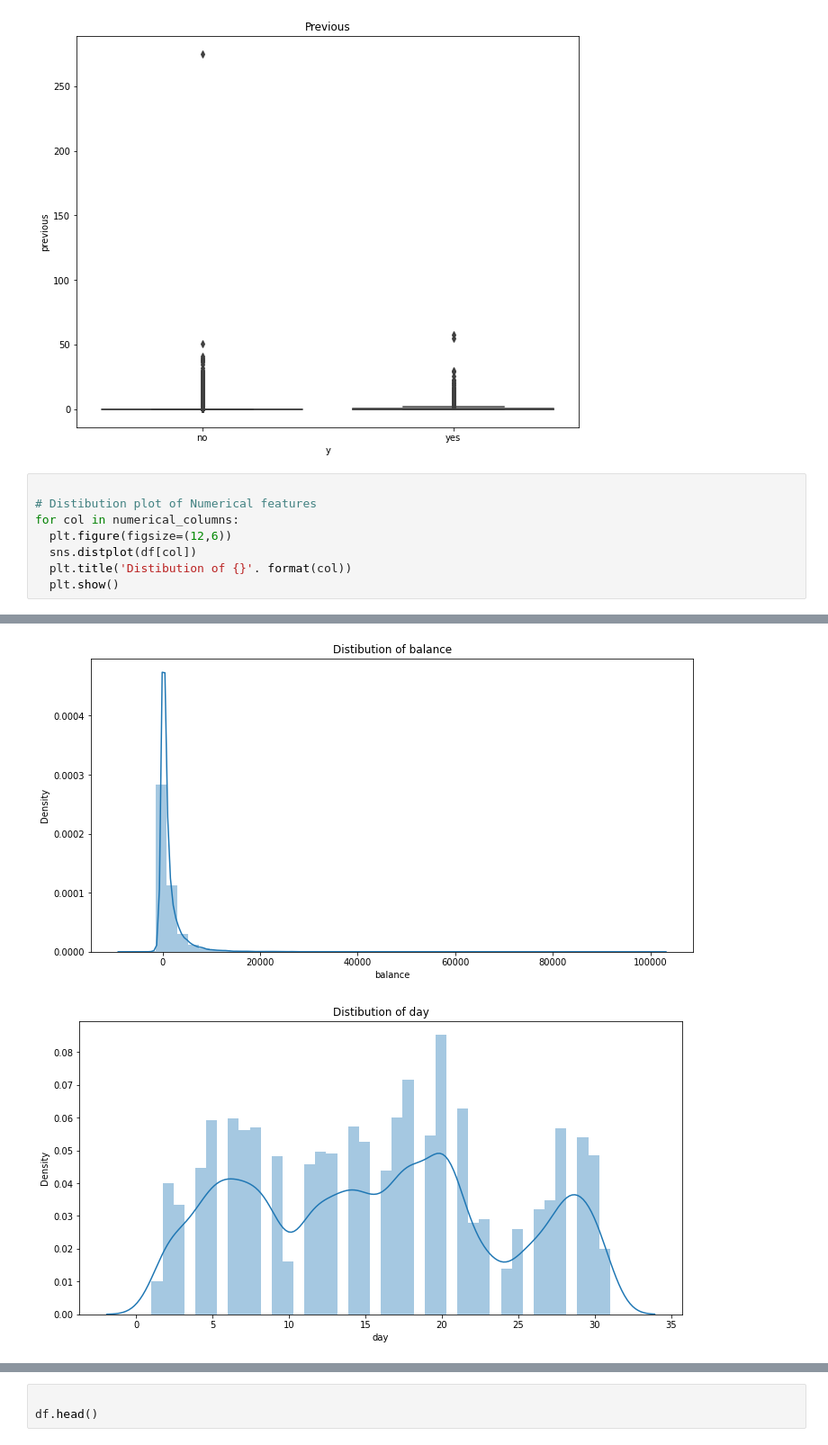
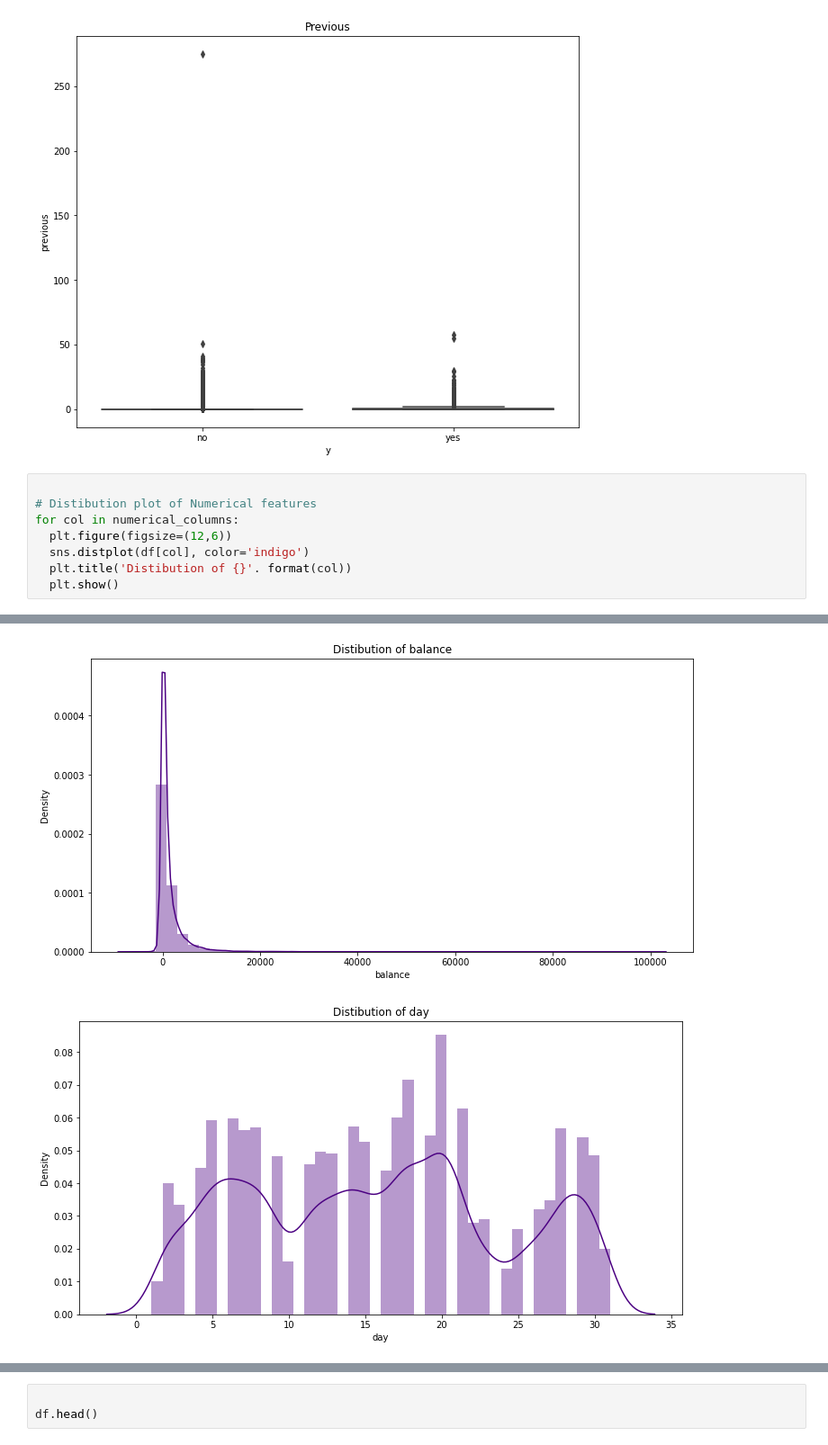
Before and after one commit to Vinitladse/-Bank-Marketing-Effectiveness-Prediction, a Jupyter notebook: Vinit_ladse(Group)_Bank_Marketing_Effectiveness_Prediction_Capstone_Project.ipynb, the cells around one changed output, grey strips where cells are left out. Shown at 90% size. Saved outputs shown, nothing was run; the diff lists cells and outputs as text.

```diff
--- a/Vinit_ladse(Group)_Bank_Marketing_Effectiveness_Prediction_Capstone_Project.ipynb
+++ b/Vinit_ladse(Group)_Bank_Marketing_Effectiveness_Prediction_Capstone_Project.ipynb
@@ -406,7 +404,7 @@ plt.show()
 # Distibution plot of Numerical features
 for col in numerical_columns:
   plt.figure(figsize=(12,6))
-  sns.distplot(df[col])
+  sns.distplot(df[col], color='indigo')
   plt.title('Distibution of {}'. format(col))
   plt.show()
 # %% [output]
@@ -414,2 +412,2 @@ for col in numerical_columns:
-[figure, old version]
+[figure, new version]
-[figure, old version]
+[figure, new version]
```
Also changed, not shown: parts of 40 cells of this notebook.
